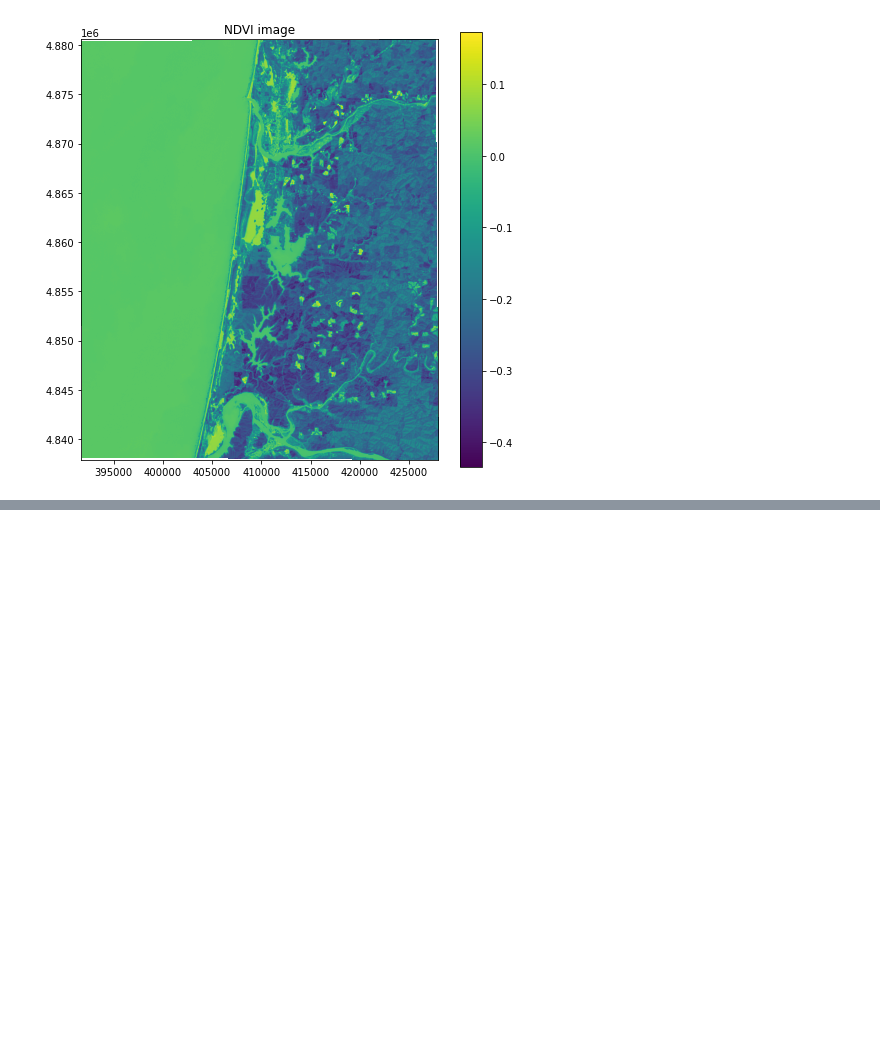
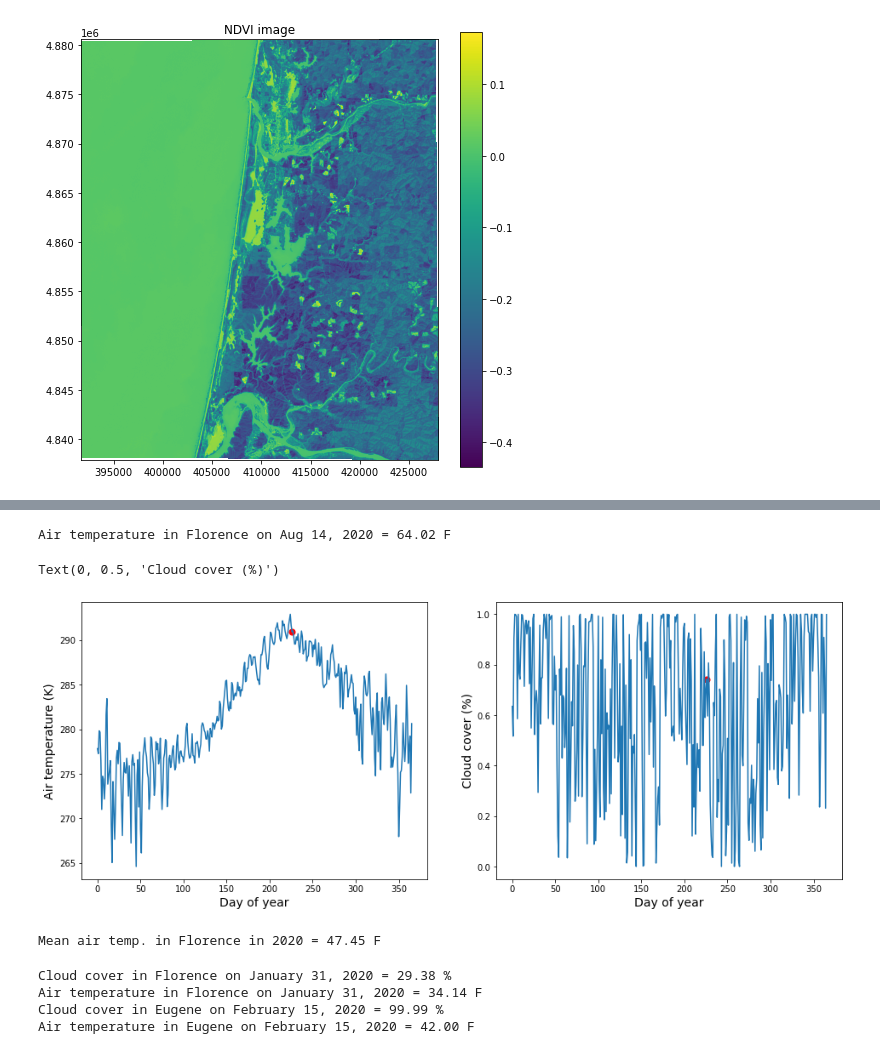
Before and after one commit to morganscafidi/geospatial-data-science, a Jupyter notebook: labs/lab4/lab4_submission.ipynb, the cells around one changed output, grey strips where cells are left out. Cells and saved outputs as stored; diff of their text form; code cells hidden in the pictures; blank space fills up the shorter version.

```diff
--- a/labs/lab4/lab4_submission.ipynb
+++ b/labs/lab4/lab4_submission.ipynb
@@ -171,0 +212,40 @@ plt.show()
+# %%
+fahrenheit = (florence_weather['t2m'][226].values - 273.15) * 9/5 + 32
+print('Air temperature in Florence on Aug 14, 2020 = %.2f F' % (fahrenheit))
+# %% [output]
+Air temperature in Florence on Aug 14, 2020 = 64.02 F
+# %%
+fig, (ax1, ax2) = plt.subplots(nrows=1, ncols=2, figsize=(16,6))
+ax1.plot(florence_weather['t2m'])
+ax1.scatter(226, florence_weather['t2m'][226], s=50, color='r')
+ax1.set_xlabel('Day of year', fontsize=14)
+ax1.set_ylabel('Air temperature (K)', fontsize=14)
+ax2.plot(florence_weather['tcc'])
+ax2.scatter(226, florence_weather['tcc'][226], s=50, color='r')
+ax2.set_xlabel('Day of year', fontsize=14)
+ax2.set_ylabel('Cloud cover (%)', fontsize=14)
+# %% [output]
+Text(0, 0.5, 'Cloud cover (%)')
+[figure, added]
+# %%
+mean_temp = (florence_weather['t2m'].mean() - 273.15) * 9/5 + 32
+print('Mean air temp. in Florence in 2020 = %.2f F' % (mean_temp))
+# %% [output]
+Mean air temp. in Florence in 2020 = 47.45 F
+# %%
+# Question 1
+# a﴿ the air temperature ﴾in F﴿ and cloud cover ﴾in %﴿ in Florence, OR ﴾in 2020﴿ on January 31, 2020?
+# Note: Aug 14 is DOY 226
+print('Cloud cover in Florence on January 31, 2020 = %.2f %%' % (florence_weather['tcc'][30].values * 100))
+fahrenheit = (florence_weather['t2m'][30].values - 273.15) * 9/5 + 32
+print('Air temperature in Florence on January 31, 2020 = %.2f F' % (fahrenheit))
+# b﴿ the air temperature ﴾in F﴿ and cloud cover ﴾in %﴿ in Eugene, OR ﴾in 2020﴿ on February 15, 2020?
+eugene_weather = xds_daily.sel(latitude=44.0521, longitude=-123.0868, method='nearest')
+print('Cloud cover in Eugene on February 15, 2020 = %.2f %%' % (eugene_weather['tcc'][45].values * 100))
+fahrenheit = (eugene_weather['t2m'][45].values - 273.15) * 9/5 + 32
+print('Air temperature in Eugene on February 15, 2020 = %.2f F' % (fahrenheit))
+# %% [output]
+Cloud cover in Florence on January 31, 2020 = 29.38 %
+Air temperature in Florence on January 31, 2020 = 34.14 F
+Cloud cover in Eugene on February 15, 2020 = 99.99 %
+Air temperature in Eugene on February 15, 2020 = 42.00 F
```
Also changed, not shown: parts of 15 cells of this notebook, 2 other files.
